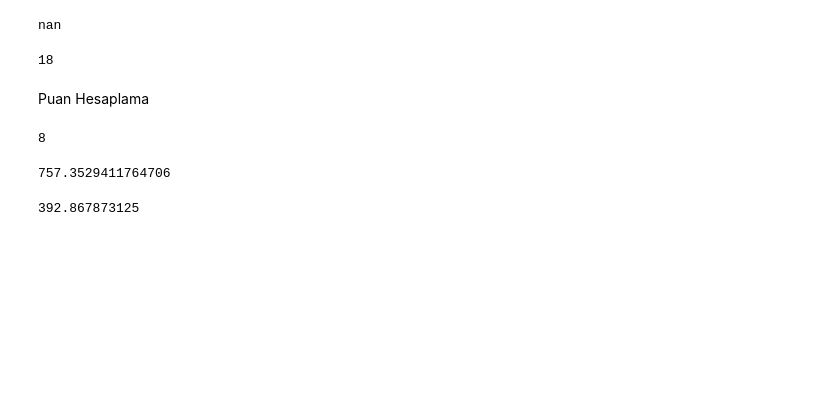
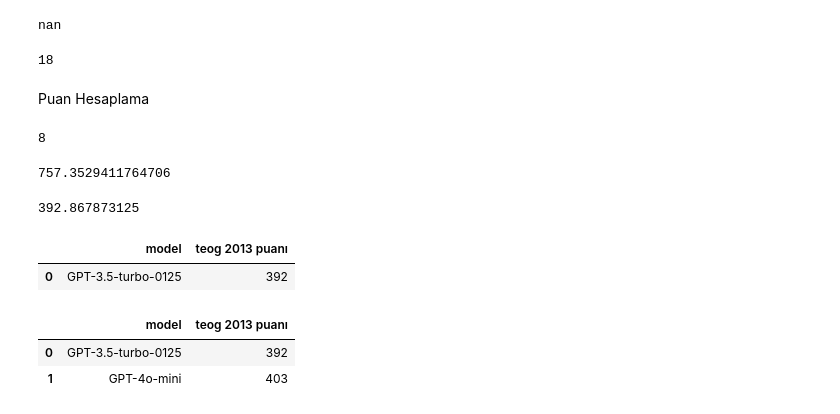
Before and after one commit to aliardaf/teog_model_olcum, a Jupyter notebook: teog_olcum.ipynb, the cells around one changed output. Cells and saved outputs as stored; diff of their text form; code cells hidden in the pictures; blank space fills up the shorter version.

```diff
--- a/teog_olcum.ipynb
+++ b/teog_olcum.ipynb
@@ -274,0 +282,5 @@ yep
+# %%
+df
+# %% [output]
+|  | model | teog 2013 puanı |
+| 0 | GPT-3.5-turbo-0125 | 392 |
@@ -274,0 +294,6 @@ yep
+# %%
+dataf
+# %% [output]
+|  | model | teog 2013 puanı |
+| 0 | GPT-3.5-turbo-0125 | 392 |
+| 1 | GPT-4o-mini | 403 |
```
Also changed, not shown: parts of 11 cells of this notebook, 2 other files.
